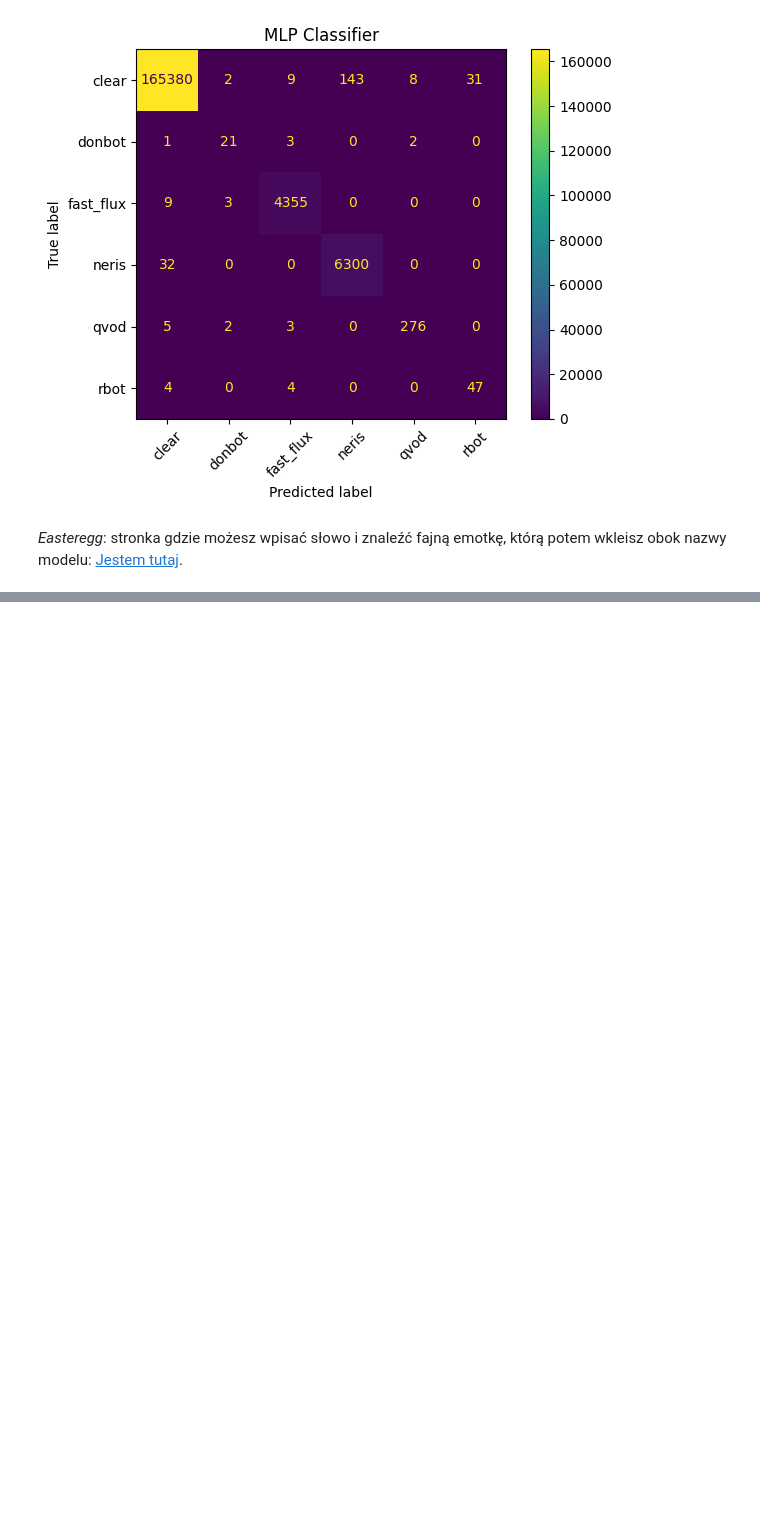
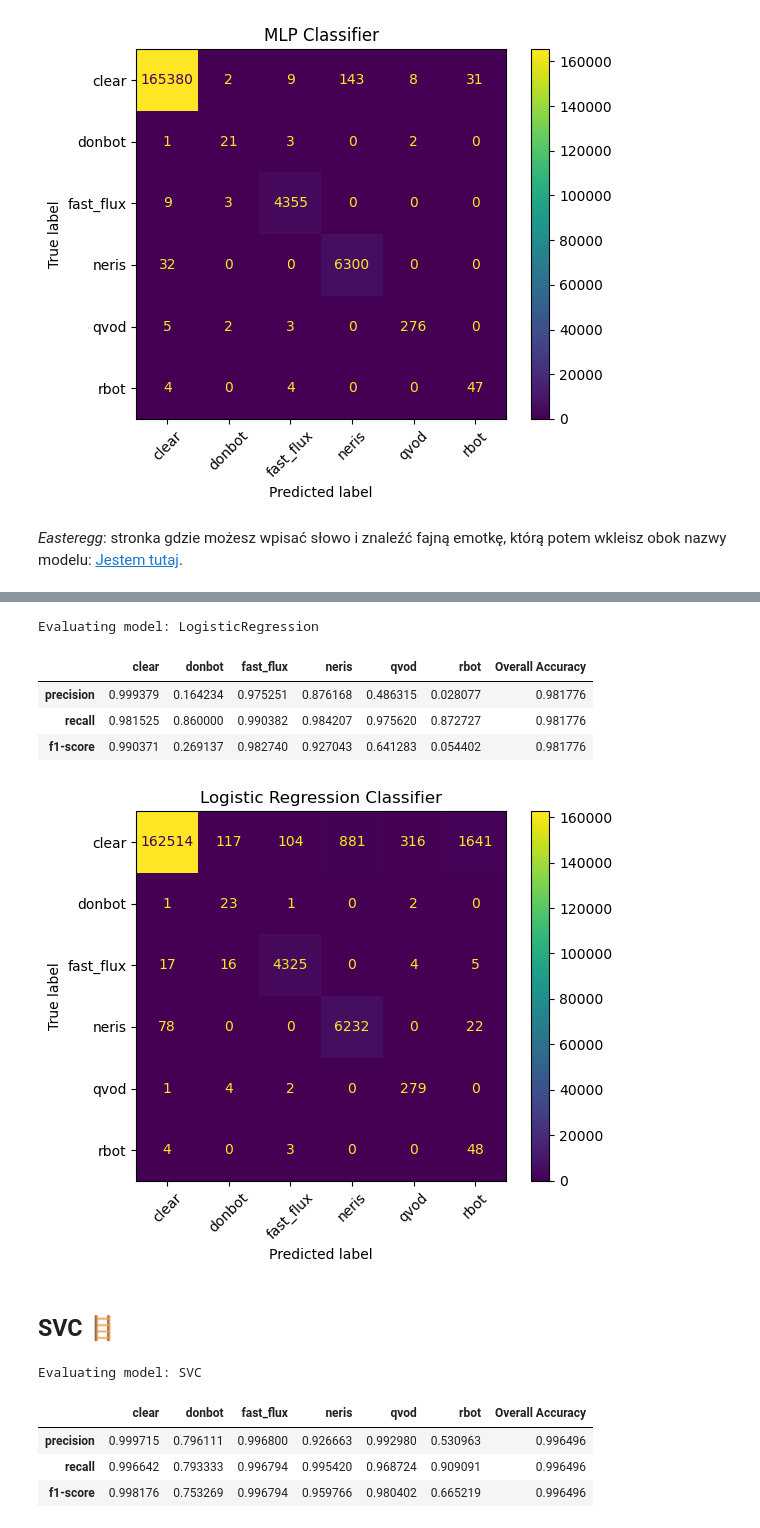
Before and after one commit to Jankiel-Predator/ML3, a Jupyter notebook: website_approach.ipynb, the cells around one changed output, grey strips where cells are left out. Drawn from its saved outputs; the diff is of its cells as text; code cells hidden in the pictures; blank space fills up the shorter version.

```diff
--- a/website_approach.ipynb
+++ b/website_approach.ipynb
@@ -290,0 +340,32 @@ plot_confusion_matrix(mlp_conf_matrices['MLPClassifier'], class_labels, title="M
+# %%
+from sklearn.linear_model import LogisticRegression
+
+log_metrics, log_conf_matrices = evaluate_models(resampled_data, [LogisticRegression(max_iter=1000)])
+# %% [output]
+Evaluating model: LogisticRegression
+# %%
+log_metrics['LogisticRegression']
+# %% [output]
+|  | clear | donbot | fast_flux | neris | qvod | rbot | Overall Accuracy |
+| precision | 0.999379 | 0.164234 | 0.975251 | 0.876168 | 0.486315 | 0.028077 | 0.981776 |
+| recall | 0.981525 | 0.860000 | 0.990382 | 0.984207 | 0.975620 | 0.872727 | 0.981776 |
+| f1-score | 0.990371 | 0.269137 | 0.982740 | 0.927043 | 0.641283 | 0.054402 | 0.981776 |
+# %%
+plot_confusion_matrix(log_conf_matrices['LogisticRegression'], class_labels, title="Logistic Regression Classifier")
+# %% [output]
+[figure, added]
+# %% [markdown]
+## SVC 🪜
+# %%
+from sklearn.svm import SVC
+
+svc_metrics, svc_conf_matrix = evaluate_models(resampled_data, [SVC()])
+# %% [output]
+Evaluating model: SVC
+# %%
+svc_metrics['SVC']
+# %% [output]
+|  | clear | donbot | fast_flux | neris | qvod | rbot | Overall Accuracy |
+| precision | 0.999715 | 0.796111 | 0.996800 | 0.926663 | 0.992980 | 0.530963 | 0.996496 |
+| recall | 0.996642 | 0.793333 | 0.996794 | 0.995420 | 0.968724 | 0.909091 | 0.996496 |
+| f1-score | 0.998176 | 0.753269 | 0.996794 | 0.959766 | 0.980402 | 0.665219 | 0.996496 |
```
Also changed, not shown: parts of 21 cells of this notebook.
